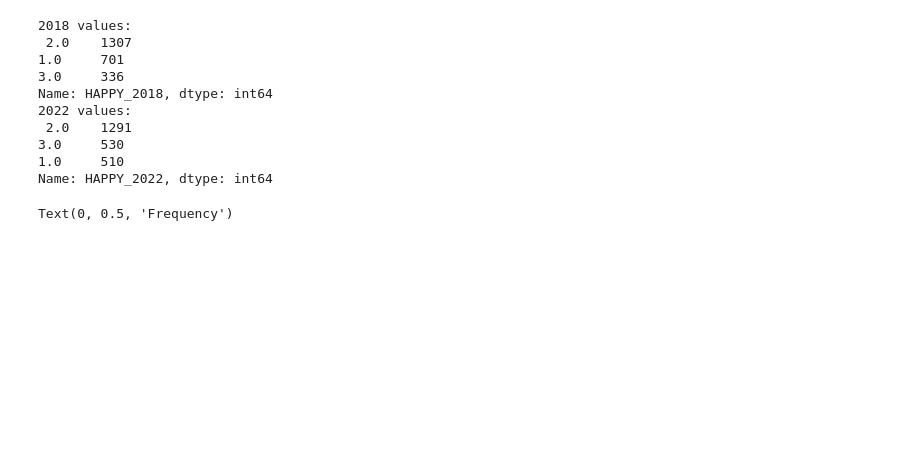
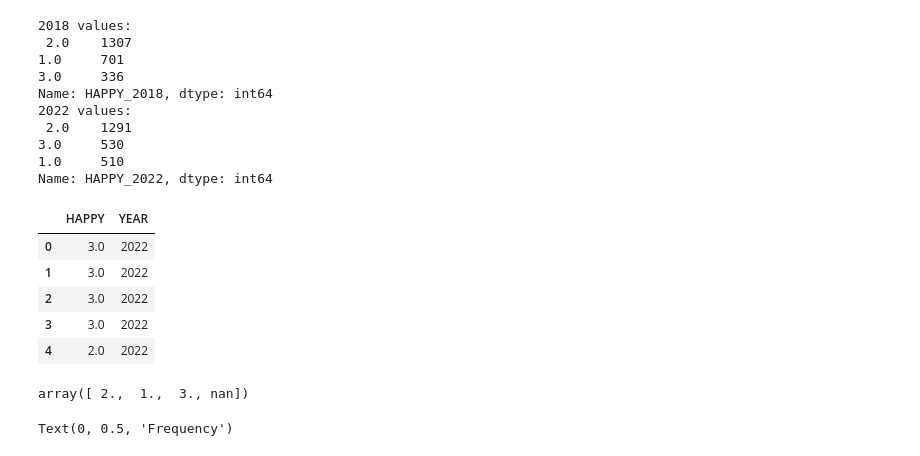
Before and after one commit to DS3001/group5, a Jupyter notebook: Copy_of_john.ipynb, the cells around one changed output. Saved outputs shown, nothing was run; the diff lists cells and outputs as text; code cells hidden in the pictures; blank space fills up the shorter version.

Commit message:
Created new data frame

```diff
--- a/Copy_of_john.ipynb
+++ b/Copy_of_john.ipynb
@@ -70,6 +70,32 @@ Name: HAPPY_2018, dtype: int64
 3.0     530
 1.0     510
 Name: HAPPY_2022, dtype: int64
+# %%
+#change data frames so they contain happiness rating and year it was recorded
+df18 = df_2018.rename(columns={'HAPPY_2018': 'HAPPY'})
+df22 = df_2022.rename(columns={'HAPPY_2022': 'HAPPY'})
+
+df18['YEAR'] = 2018
+df22['YEAR'] = 2022
+
+df18.head()
+df22.head()
+# %% [output]
+|  | HAPPY | YEAR |
+| 0 | 3.0 | 2022 |
+| 1 | 3.0 | 2022 |
+| 2 | 3.0 | 2022 |
+| 3 | 3.0 | 2022 |
+| 4 | 2.0 | 2022 |
+# %%
+#merge previous data frames together
+df_merged = pd.concat([df18, df22], ignore_index=True)
+
+df_merged.head()
+df_merged['HAPPY'].unique()
+df_merged['YEAR'].unique()
+# %% [output]
+array([ 2.,  1.,  3., nan])
 # %%
 # idk if this is the chart types we wanted to use, i just went with two histograms based on the values we have, but maybe a stacked barplot would also work
 sns.histplot(data=df_2018, x="HAPPY_2018", bins=3)
```
